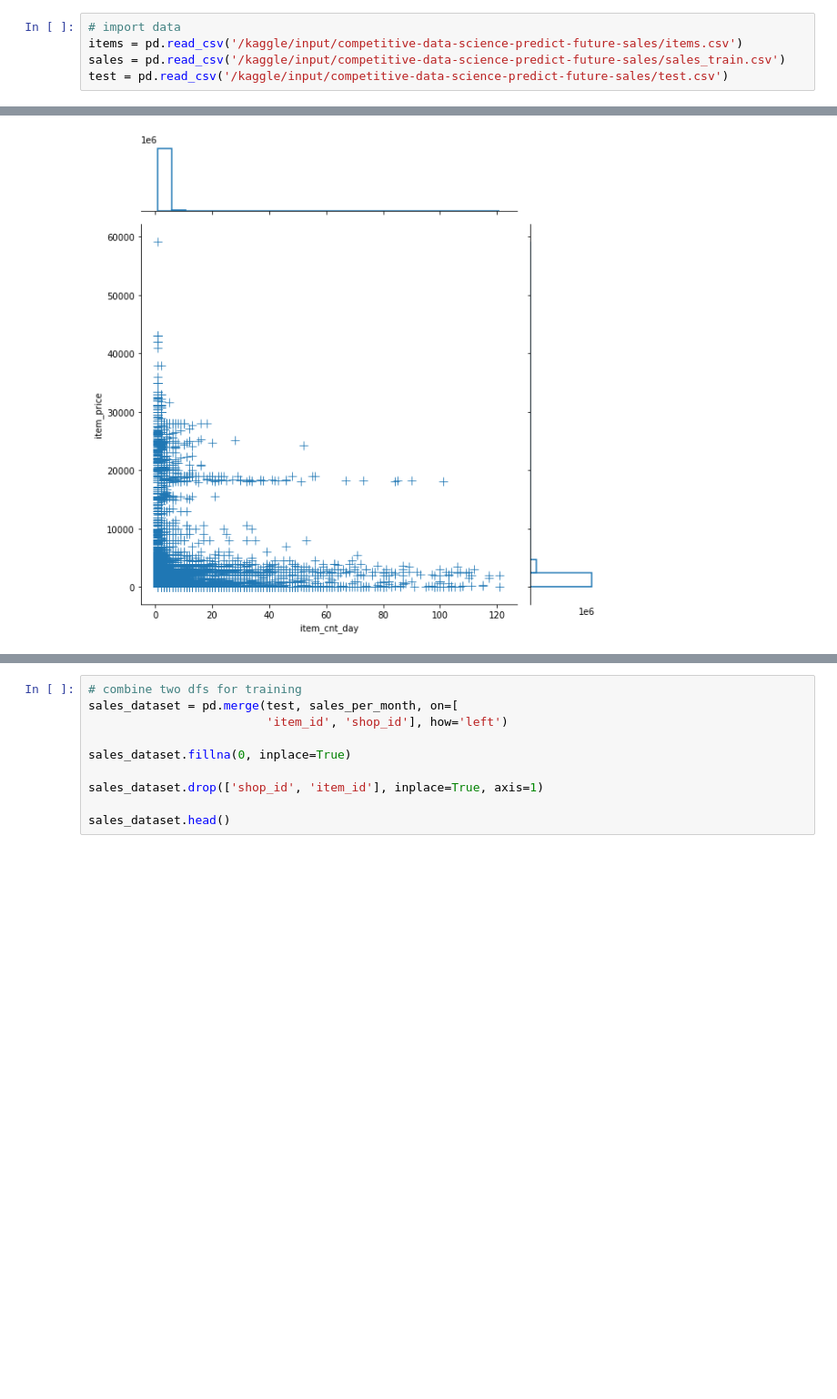
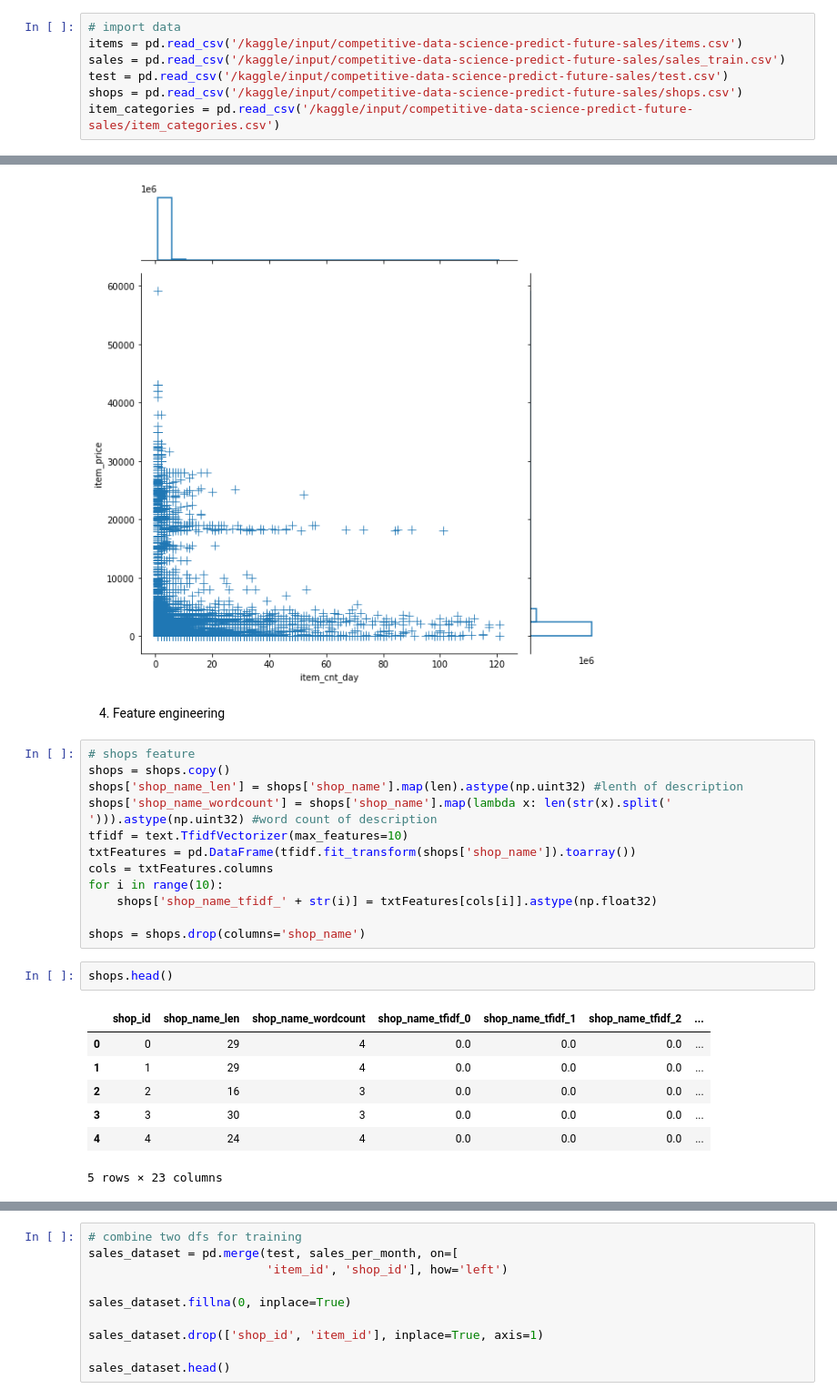
Before and after one commit to paulsok/kaggle, a Jupyter notebook: Predict Future Sales/predict-future-sales.ipynb, the cells around one changed output, grey strips where cells are left out. Shown: that part at 91% size. Cells and saved outputs as stored; diff of their text form; blank space fills up the shorter version.

Commit message:
feature engineering

```diff
--- a/Predict Future Sales/predict-future-sales.ipynb
+++ b/Predict Future Sales/predict-future-sales.ipynb
@@ -20,6 +22,8 @@ warnings.filterwarnings('ignore')
 items = pd.read_csv('/kaggle/input/competitive-data-science-predict-future-sales/items.csv')
 sales = pd.read_csv('/kaggle/input/competitive-data-science-predict-future-sales/sales_train.csv')
 test = pd.read_csv('/kaggle/input/competitive-data-science-predict-future-sales/test.csv')
+shops = pd.read_csv('/kaggle/input/competitive-data-science-predict-future-sales/shops.csv')
+item_categories = pd.read_csv('/kaggle/input/competitive-data-science-predict-future-sales/item_categories.csv')
 # %%
 sales.head()
 # %% [output]
@@ -159,4 +163,28 @@ sns.jointplot(x="item_cnt_day", y="item_price", data=sales, height=8,
 # %% [output]
 <seaborn.axisgrid.JointGrid at 0x...>
 [figure]
+# %% [markdown]
+4. Feature engineering
+# %%
+# shops feature
+shops = shops.copy()
+shops['shop_name_len'] = shops['shop_name'].map(len).astype(np.uint32) #lenth of description
+shops['shop_name_wordcount'] = shops['shop_name'].map(lambda x: len(str(x).split(' '))).astype(np.uint32) #word count of description
+tfidf = text.TfidfVectorizer(max_features=10)
+txtFeatures = pd.DataFrame(tfidf.fit_transform(shops['shop_name']).toarray())
+cols = txtFeatures.columns
+for i in range(10):
+    shops['shop_name_tfidf_' + str(i)] = txtFeatures[cols[i]].astype(np.float32)
+
+shops = shops.drop(columns='shop_name')
+# %%
+shops.head()
+# %% [output]
+|  | shop_id | shop_name_len | shop_name_wordcount | shop_name_tfidf_0 | shop_name_tfidf_1 | shop_name_tfidf_2 | ... |
+| 0 | 0 | 29 | 4 | 0.0 | 0.0 | 0.0 | ... |
+| 1 | 1 | 29 | 4 | 0.0 | 0.0 | 0.0 | ... |
+| 2 | 2 | 16 | 3 | 0.0 | 0.0 | 0.0 | ... |
+| 3 | 3 | 30 | 3 | 0.0 | 0.0 | 0.0 | ... |
+| 4 | 4 | 24 | 4 | 0.0 | 0.0 | 0.0 | ... |
+5 rows × 23 columns
 # %% [markdown]
```
Also changed, not shown: parts of 8 cells of this notebook.
